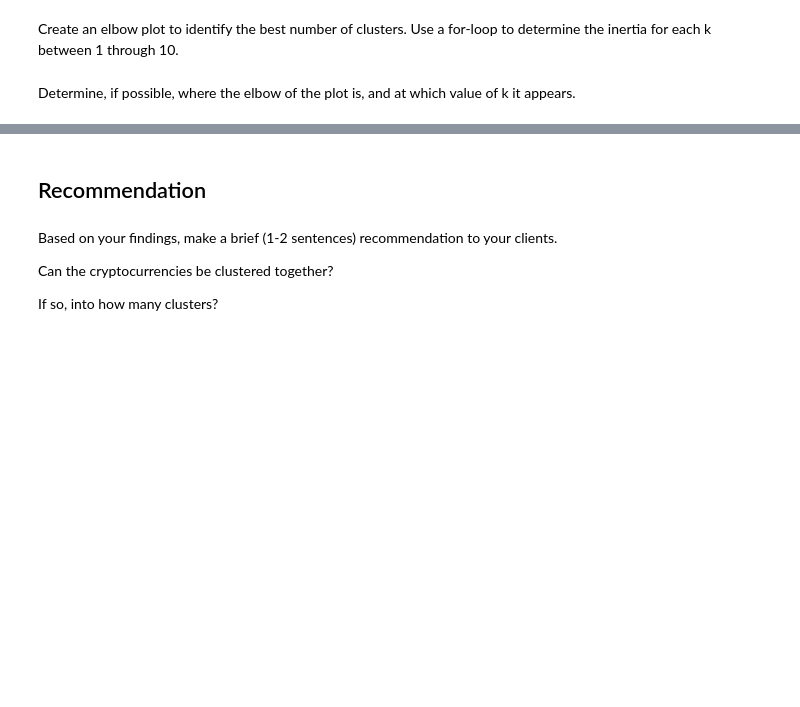
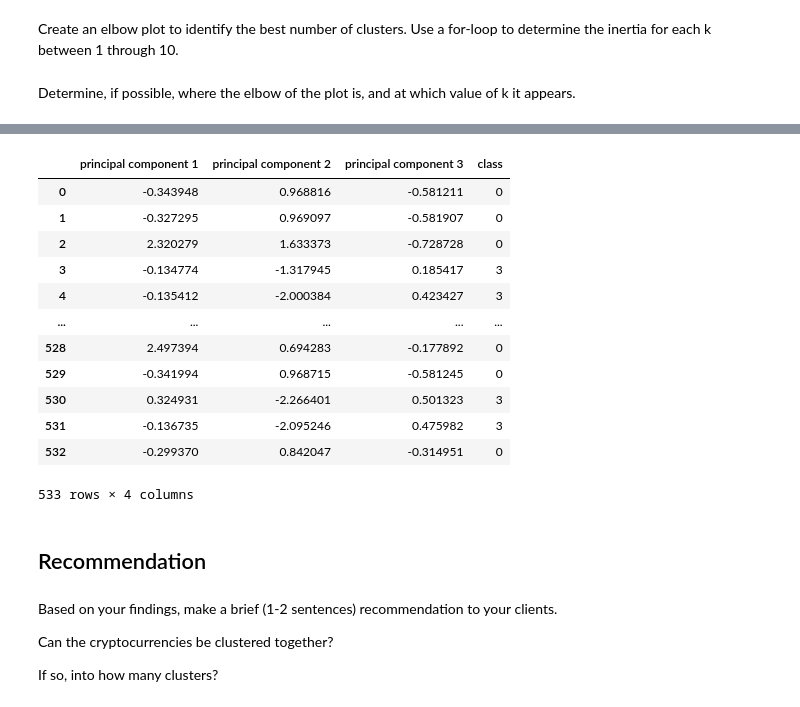
Before and after one commit to mdebone/cryptocurrency_clusters_challenge, a Jupyter notebook: cryptocurrency_clusters.wip.ipynb, the cells around one changed output, grey strips where cells are left out. Saved outputs shown, nothing was run; the diff lists cells and outputs as text; code cells hidden in the pictures; blank space fills up the shorter version.

```diff
--- a/cryptocurrency_clusters.wip.ipynb
+++ b/cryptocurrency_clusters.wip.ipynb
@@ -250,0 +326,33 @@ Determine, if possible, where the elbow of the plot is, and at which value of k
+# %%
+def get_clusters(k, data):
+    # Initialize the K-Means model
+    model = KMeans(n_clusters=k, random_state=0)
+
+    # Train the model
+    model.fit(data)
+
+    # Predict clusters
+    predictions = model.predict(data)
+
+    # Create return DataFrame with predicted clusters
+    data["class"] = model.labels_
+
+    return data
+# %%
+clusters = get_clusters(4, df_coin_pca)
+# %%
+clusters
+# %% [output]
+|  | principal component 1 | principal component 2 | principal component 3 | class |
+| 0 | -0.343948 | 0.968816 | -0.581211 | 0 |
+| 1 | -0.327295 | 0.969097 | -0.581907 | 0 |
+| 2 | 2.320279 | 1.633373 | -0.728728 | 0 |
+| 3 | -0.134774 | -1.317945 | 0.185417 | 3 |
+| 4 | -0.135412 | -2.000384 | 0.423427 | 3 |
+| ... | ... | ... | ... | ... |
+| 528 | 2.497394 | 0.694283 | -0.177892 | 0 |
+| 529 | -0.341994 | 0.968715 | -0.581245 | 0 |
+| 530 | 0.324931 | -2.266401 | 0.501323 | 3 |
+| 531 | -0.136735 | -2.095246 | 0.475982 | 3 |
+| 532 | -0.299370 | 0.842047 | -0.314951 | 0 |
+533 rows × 4 columns
```
Also changed, not shown: parts of 19 cells of this notebook.
